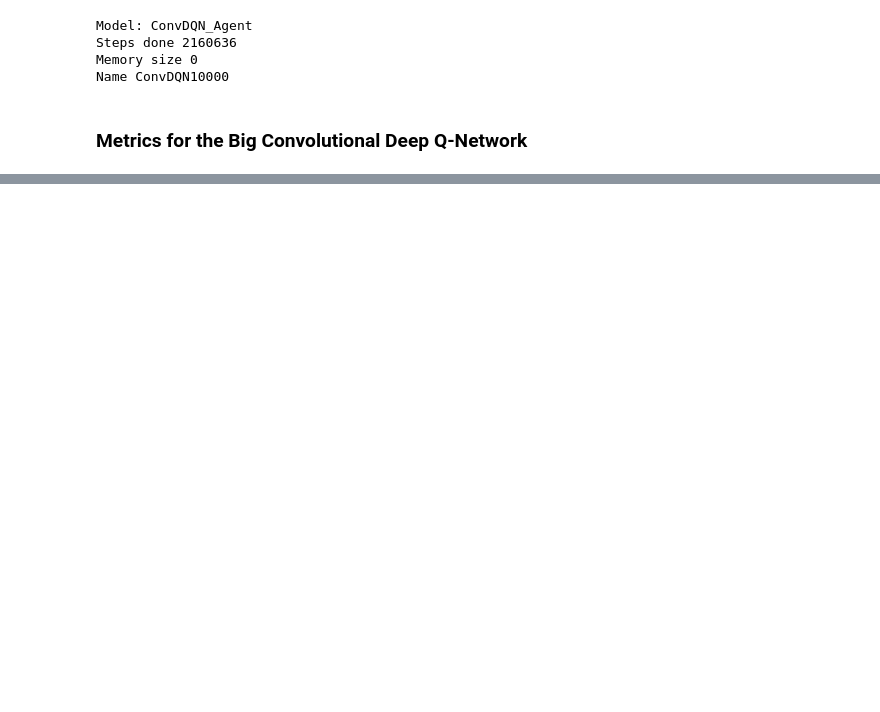
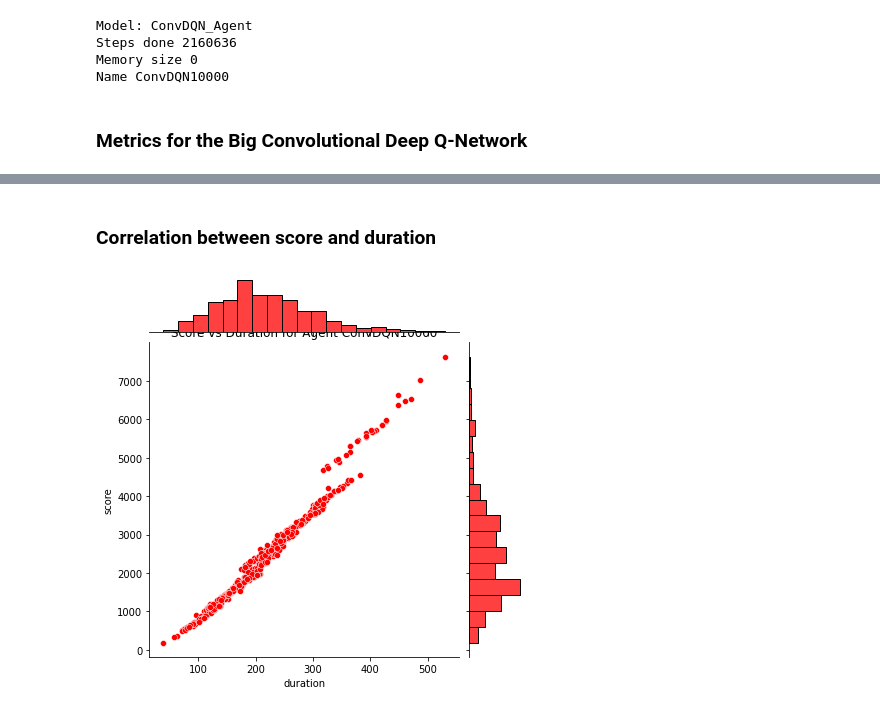
Before and after one commit to IsacPasianotto/2048-DRL, a Jupyter notebook: Report.ipynb, the cells around one changed output, grey strips where cells are left out. Drawn from its saved outputs; the diff is of its cells as text; code cells hidden in the pictures; blank space fills up the shorter version.

```diff
--- a/Report.ipynb
+++ b/Report.ipynb
@@ -180,0 +100,6 @@ Episode 0 finished after 92 steps. Max tile: 64.0
+# %% [markdown]
+### Correlation between score and duration
+# %%
+stats.jointplot_score_duration(scores_agent, duration_agent, agent.name)
+# %% [output]
+[figure, added]
```
Also changed, not shown: parts of 28 cells of this notebook, 17 other files.
